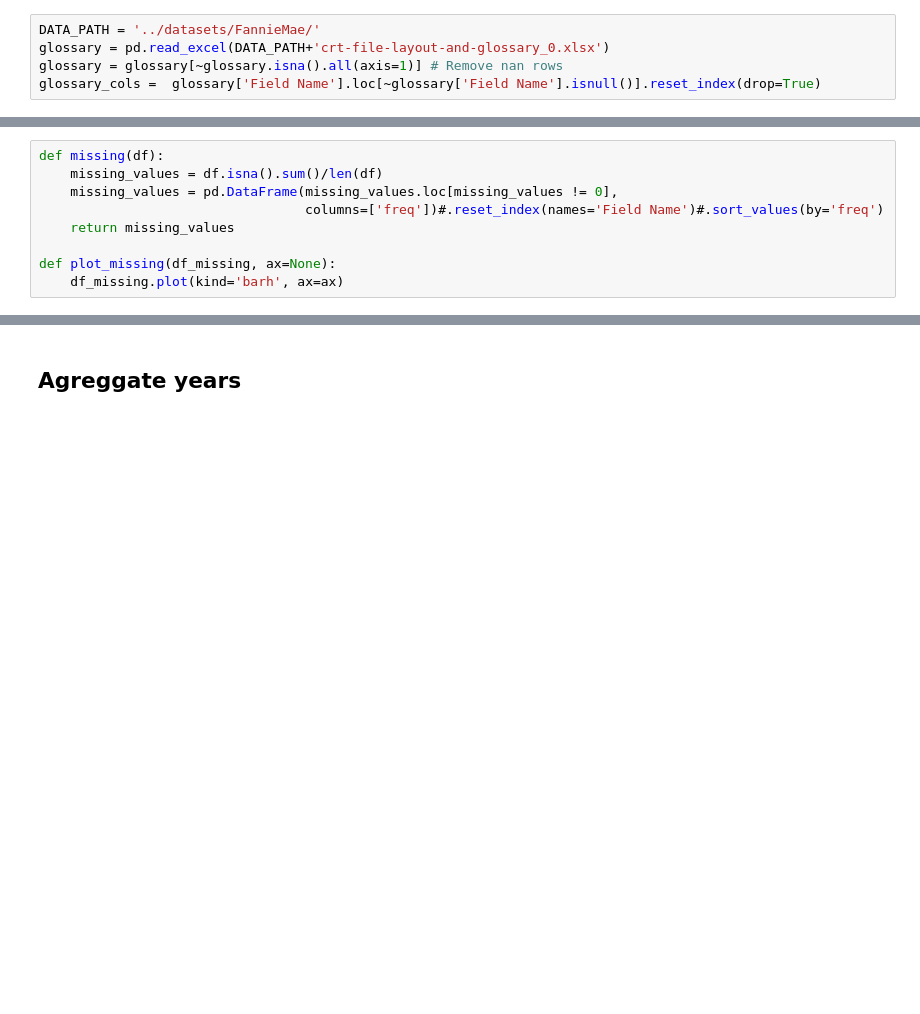
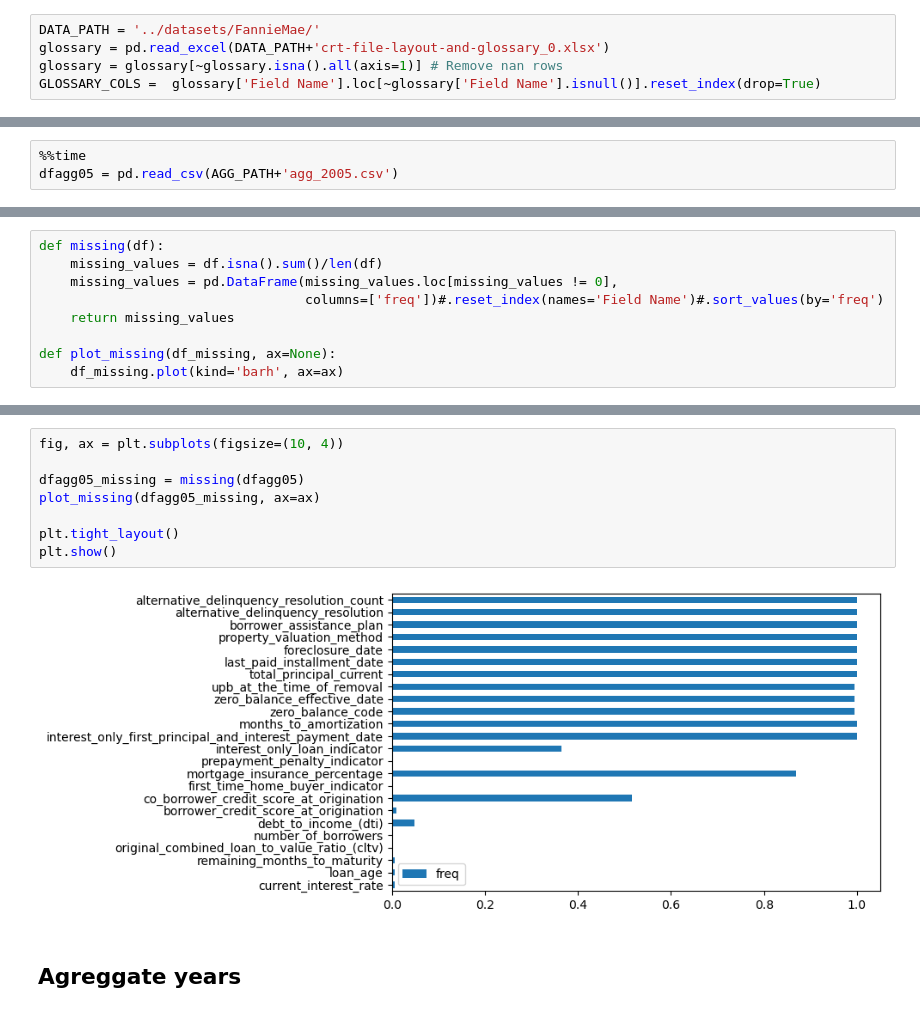
Before and after one commit to elohimfr/synthetic_time_series, a Jupyter notebook: preprocess_fanniemae.ipynb, the cells around one changed output, grey strips where cells are left out. Cells and saved outputs as stored; diff of their text form; blank space fills up the shorter version.

```diff
--- a/preprocess_fanniemae.ipynb
+++ b/preprocess_fanniemae.ipynb
@@ -16,7 +15,7 @@ from sklearn.preprocessing import MinMaxScaler
 DATA_PATH = '../datasets/FannieMae/'
 glossary = pd.read_excel(DATA_PATH+'crt-file-layout-and-glossary_0.xlsx')
 glossary = glossary[~glossary.isna().all(axis=1)] # Remove nan rows
-glossary_cols =  glossary['Field Name'].loc[~glossary['Field Name'].isnull()].reset_index(drop=True)
+GLOSSARY_COLS =  glossary['Field Name'].loc[~glossary['Field Name'].isnull()].reset_index(drop=True)
 # %%
 def load_fanniemae_sf(path: str,
                       Y: Union[int, list]=None,
@@ -79,0 +120,3 @@ df05Q1.head()
+# %%
+%%time
+dfagg05 = pd.read_csv(AGG_PATH+'agg_2005.csv')
@@ -214,2 +260,12 @@ plt.show()
+# %%
+fig, ax = plt.subplots(figsize=(10, 4))
+
+dfagg05_missing = missing(dfagg05)
+plot_missing(dfagg05_missing, ax=ax)
+
+plt.tight_layout()
+plt.show()
+# %% [output]
+[figure, added]
 # %% [markdown]
 ## Agreggate years
```
Also changed, not shown: parts of 144 cells of this notebook, 1 other file.
